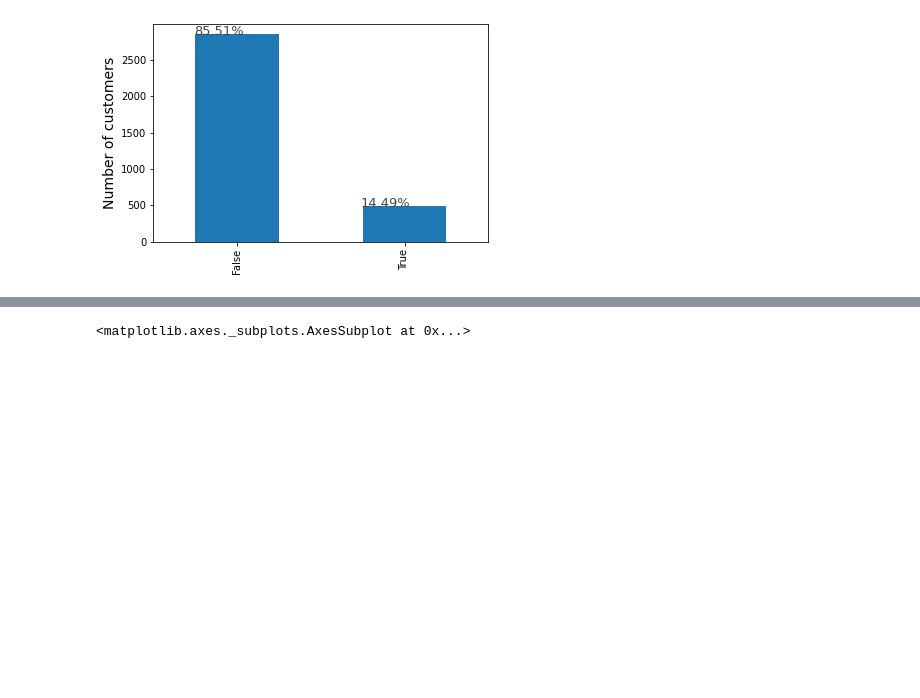
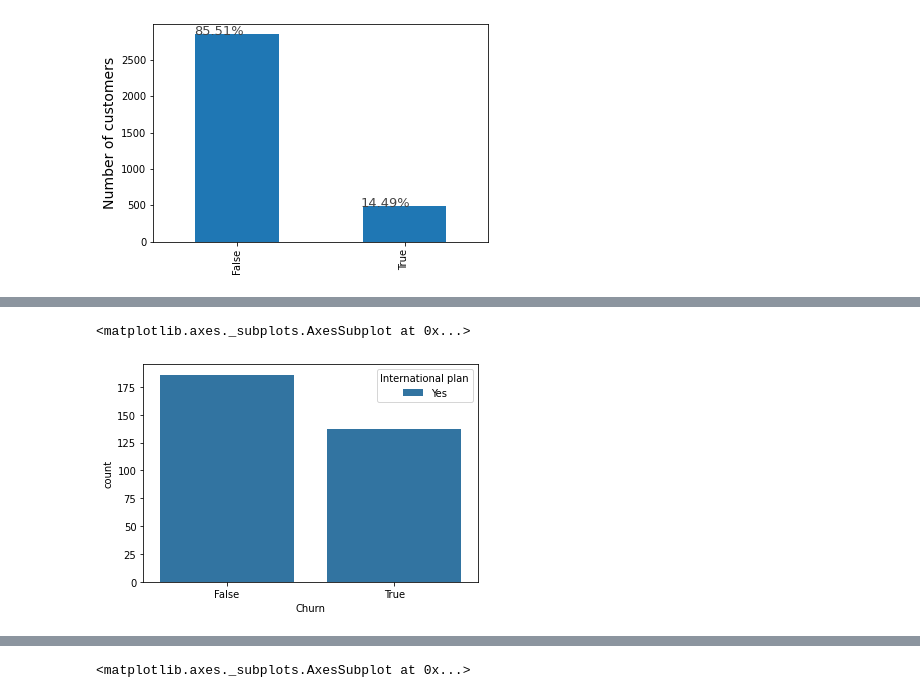
Before and after one commit to vithika-karan/Churn-Data-Analysis, a Jupyter notebook: Telecom_Churn_Analysis_Capstone_Project.ipynb, the cells around one changed output, grey strips where cells are left out. Cells and saved outputs as stored; diff of their text form; code cells hidden in the pictures; blank space fills up the shorter version.

```diff
--- a/Telecom_Churn_Analysis_Capstone_Project.ipynb
+++ b/Telecom_Churn_Analysis_Capstone_Project.ipynb
@@ -115,0 +148,9 @@ sns.countplot(x="Churn",data=df,hue="International plan",palette="coolwarm_r")
+# %%
+#Count plot of only those people that have international plan against churn
+int_df = df[["International plan","Churn"]]
+int_df_filterred = int_df[int_df["International plan"] == "Yes"].reset_index(drop=True) #by default it creates a column for previous index, drop=true to delete
+#plotting
+sns.countplot(x="Churn",data=int_df_filterred ,hue="International plan")
+# %% [output]
+<matplotlib.axes._subplots.AxesSubplot at 0x...>
+[figure, added]
```
Also changed, not shown: parts of 13 cells of this notebook.
